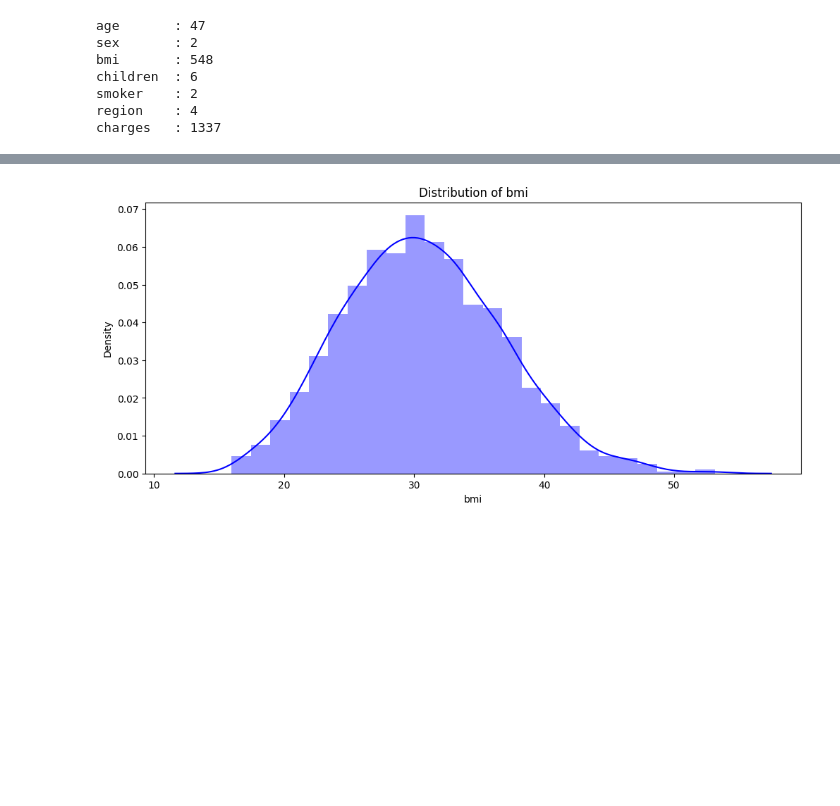
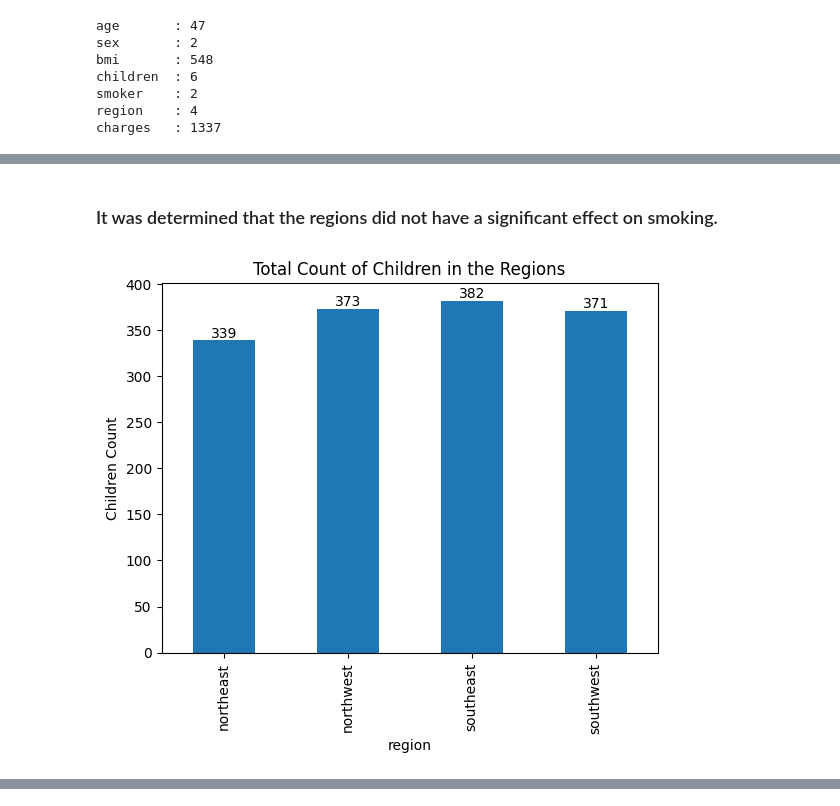
Before and after one commit to quant-IT/Global-AI, a Jupyter notebook: Medical Cost Analysis.ipynb, the cells around one changed output, grey strips where cells are left out. Cells and saved outputs as stored; diff of their text form; code cells hidden in the pictures; blank space fills up the shorter version.

```diff
--- a/Medical Cost Analysis.ipynb
+++ b/Medical Cost Analysis.ipynb
@@ -189,9 +153,16 @@ sns.boxplot(y="smoker", x="charges", data =  df[(df.sex == 1)] , orient="h", pal
+# %% [markdown]
+### It was determined that the regions did not have a significant effect on smoking.
+# %%
+region_child_sum = df.groupby('region')['children'].sum()
+ax = region_child_sum.plot(kind='bar')
+plt.title("Total Count of Children in the Regions")
+for container in ax.containers:
+    ax.bar_label(container)
+plt.xlabel("region")
+plt.ylabel("Children Count")
+plt.show();
+# %% [output]
+[figure, added]
 # %% [markdown]
 ![vucut-kitle-indeksi-hesaplama.jpg](embedded-picture-1)
 Body mass index is a measurement used to calculate body fat ratio based on a person's height and weight measurements. BMI is calculated by dividing weight in kilograms by the square of height in meters. BMI is used to determine whether a person's weight is normal, underweight, or overweight for their height, and is often used as a guide to help maintain a healthy body weight. However, BMI alone is not sufficient as a measure of health and other factors such as fat distribution, muscle mass, age, gender, genetic characteristics must also be taken into account.
-# %%
-plt.figure(figsize=(12,5))
-plt.title("Distribution of bmi")
-ax = sns.distplot(df.bmi, color = 'b')
-# %% [output]
-[figure, removed]
```
Also changed, not shown: parts of 106 cells of this notebook.
